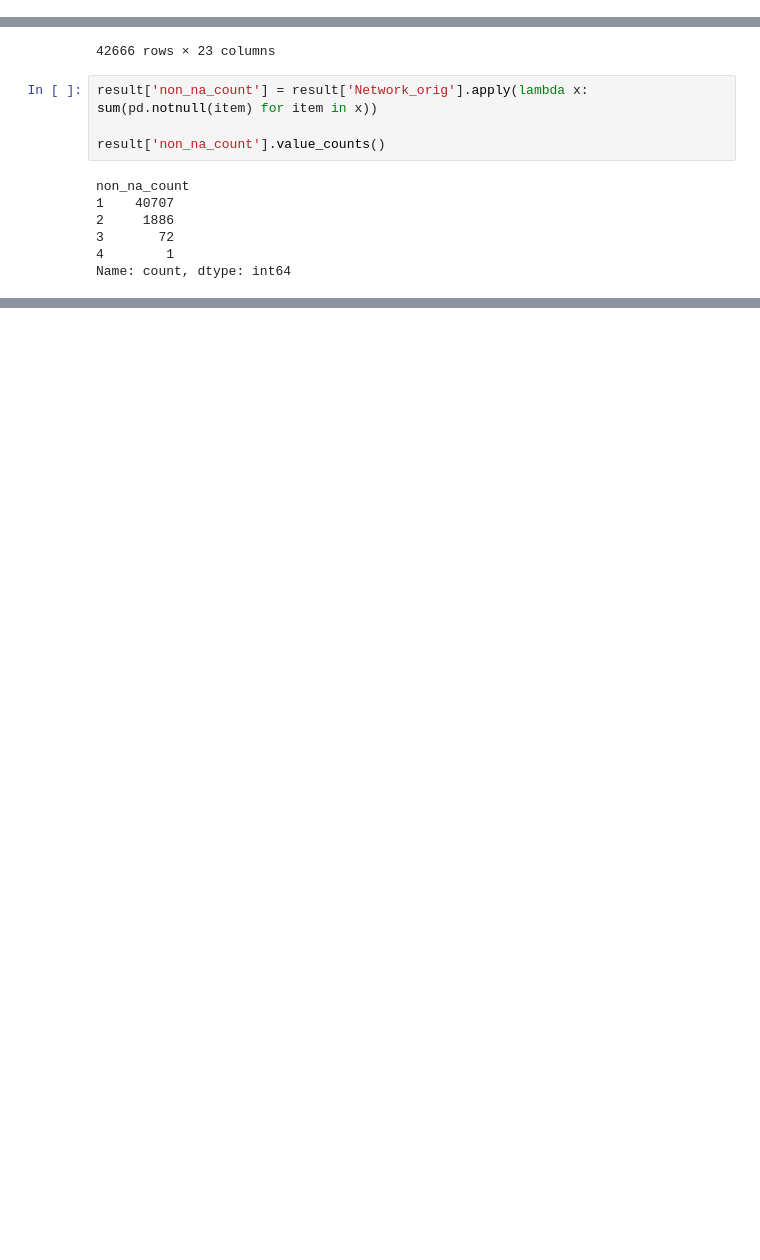
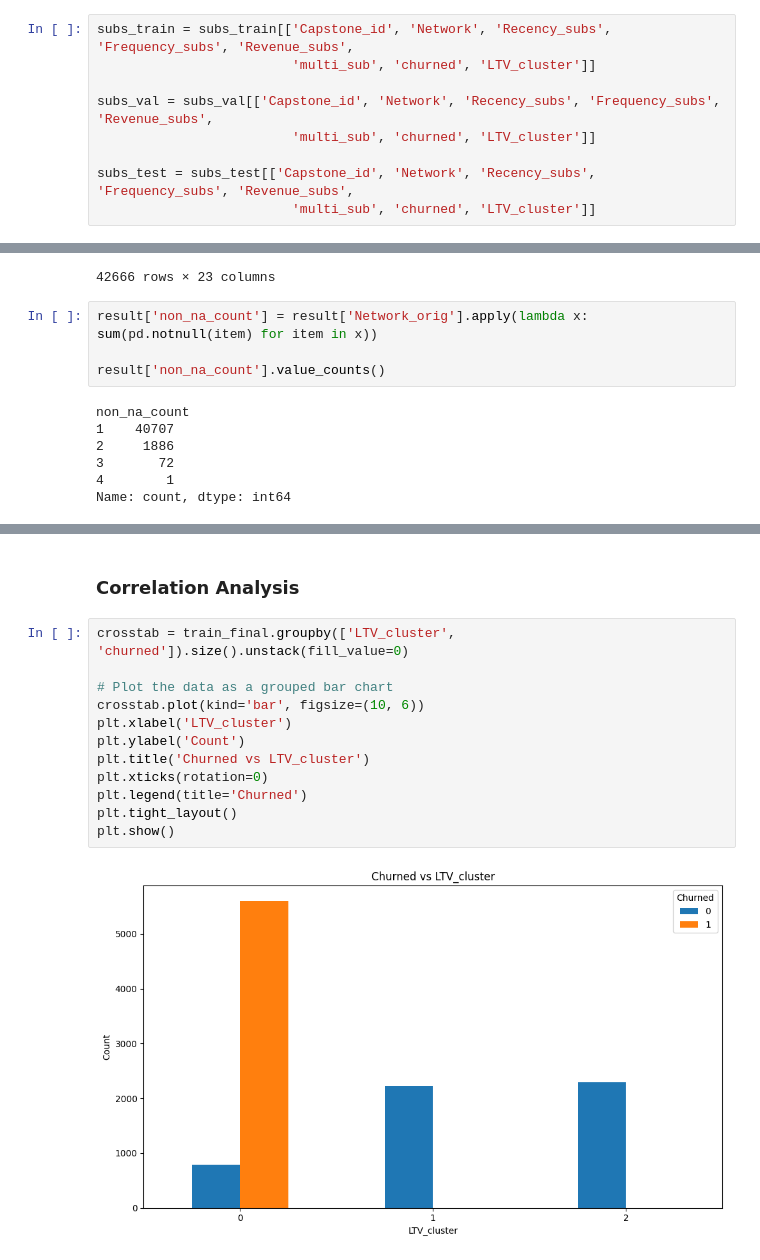
Before and after one commit to RussellXia/NYU_Capstone_Project, a Jupyter notebook: Spring/Model_training.ipynb, the cells around one changed output, grey strips where cells are left out. Cells and saved outputs as stored; diff of their text form; blank space fills up the shorter version.

```diff
--- a/Spring/Model_training.ipynb
+++ b/Spring/Model_training.ipynb
@@ -423,3 +487,12 @@ subs_test
+# %%
+subs_train = subs_train[['Capstone_id', 'Network', 'Recency_subs', 'Frequency_subs', 'Revenue_subs',
+                         'multi_sub', 'churned', 'LTV_cluster']]
+
+subs_val = subs_val[['Capstone_id', 'Network', 'Recency_subs', 'Frequency_subs', 'Revenue_subs',
+                         'multi_sub', 'churned', 'LTV_cluster']]
+
+subs_test = subs_test[['Capstone_id', 'Network', 'Recency_subs', 'Frequency_subs', 'Revenue_subs',
+                         'multi_sub', 'churned', 'LTV_cluster']]
 # %%
 view_train_final['Network'] = view_train_final['Network'].str.upper().str.replace(' ', '')
 view_val_final['Network'] = view_val_final['Network'].str.upper().str.replace(' ', '')
@@ -1022,0 +1089,16 @@ view_train_final
+# %% [markdown]
+### Correlation Analysis
+# %%
+crosstab = train_final.groupby(['LTV_cluster', 'churned']).size().unstack(fill_value=0)
+
+# Plot the data as a grouped bar chart
+crosstab.plot(kind='bar', figsize=(10, 6))
+plt.xlabel('LTV_cluster')
+plt.ylabel('Count')
+plt.title('Churned vs LTV_cluster')
+plt.xticks(rotation=0)
+plt.legend(title='Churned')
+plt.tight_layout()
+plt.show()
+# %% [output]
+[figure, added]
```
Also changed, not shown: parts of 36 cells of this notebook.
